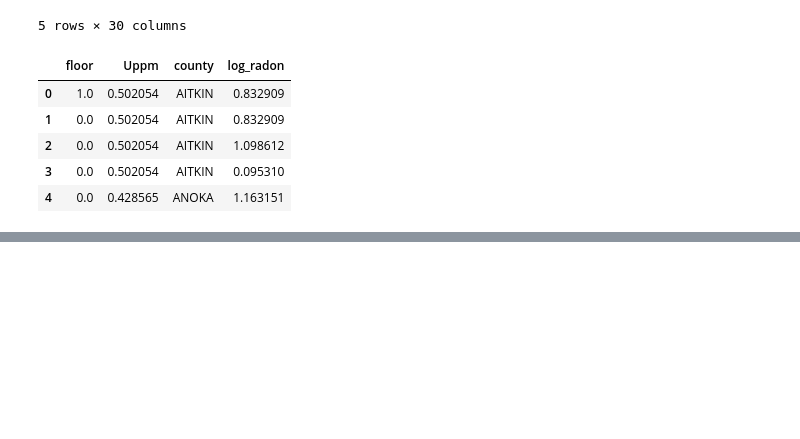
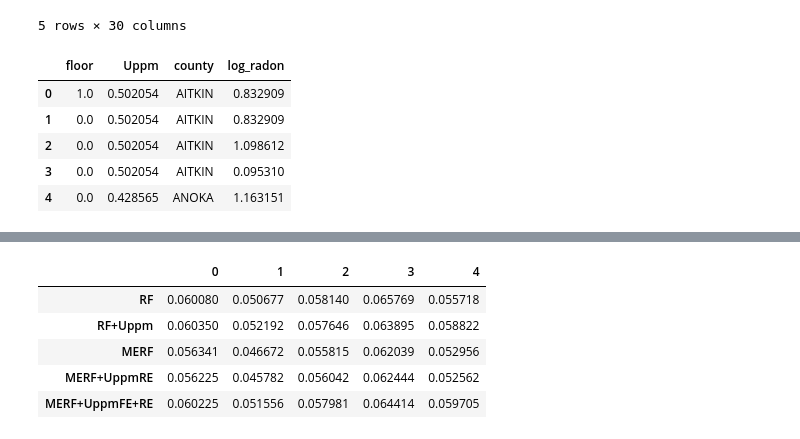
Before and after one commit to manifoldai/merf, a Jupyter notebook: notebooks/Real World MERF Examples.ipynb, the cells around one changed output, grey strips where cells are left out. Saved outputs shown, nothing was run; the diff lists cells and outputs as text; code cells hidden in the pictures; blank space fills up the shorter version.

```diff
--- a/notebooks/Real World MERF Examples.ipynb
+++ b/notebooks/Real World MERF Examples.ipynb
@@ -232,0 +234,10 @@ plot_training_stats(mrf)
+# %%
+mse_df = pd.DataFrame([mse_rf, mse_rfplus, mse_mrf, mse_mrf_uranium, mse_mrf_uranium_both], index=['RF', 'RF+Uppm', 'MERF', 'MERF+UppmRE', 'MERF+UppmFE+RE'])
+mse_df
+# %% [output]
+|  | 0 | 1 | 2 | 3 | 4 |
+| RF | 0.060080 | 0.050677 | 0.058140 | 0.065769 | 0.055718 |
+| RF+Uppm | 0.060350 | 0.052192 | 0.057646 | 0.063895 | 0.058822 |
+| MERF | 0.056341 | 0.046672 | 0.055815 | 0.062039 | 0.052956 |
+| MERF+UppmRE | 0.056225 | 0.045782 | 0.056042 | 0.062444 | 0.052562 |
+| MERF+UppmFE+RE | 0.060225 | 0.051556 | 0.057981 | 0.064414 | 0.059705 |
```
Also changed, not shown: parts of 10 cells of this notebook, 5 other files.
